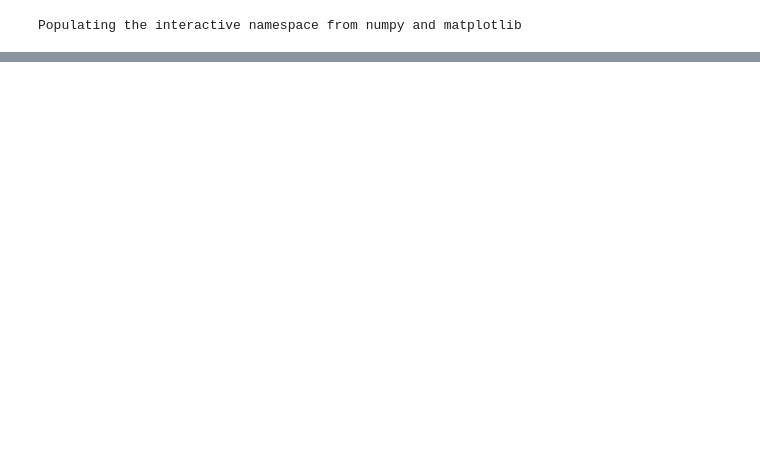
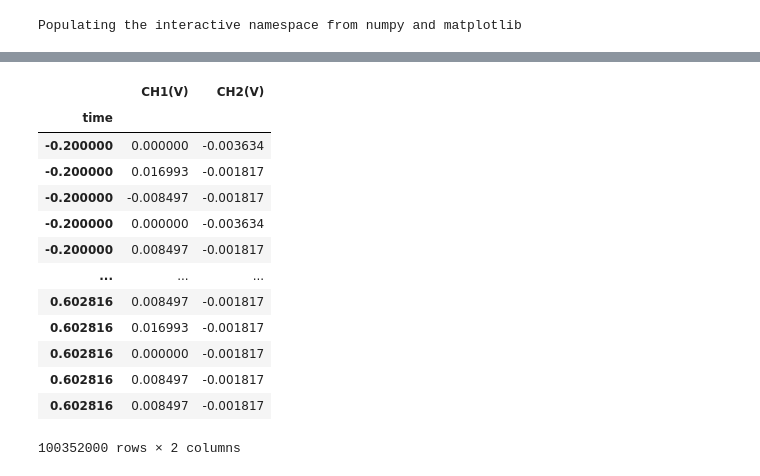
Before and after one commit to ODZ-UJF-AV-CR/auto1, a Jupyter notebook: notebooks/oscilloscope.ipynb, the cells around one changed output, grey strips where cells are left out. Saved outputs shown, nothing was run; the diff lists cells and outputs as text; code cells hidden in the pictures; blank space fills up the shorter version.

```diff
--- a/notebooks/oscilloscope.ipynb
+++ b/notebooks/oscilloscope.ipynb
@@ -33,0 +50,17 @@ df.loc[:, cols_to_keep].to_hdf(file+'.hdf','df', mode='w')
+# %%
+df
+# %% [output]
+|  | CH1(V) | CH2(V) |
+| time |  |  |
+| -0.200000 | 0.000000 | -0.003634 |
+| -0.200000 | 0.016993 | -0.001817 |
+| -0.200000 | -0.008497 | -0.001817 |
+| -0.200000 | 0.000000 | -0.003634 |
+| -0.200000 | 0.008497 | -0.001817 |
+| ... | ... | ... |
+| 0.602816 | 0.008497 | -0.001817 |
+| 0.602816 | 0.016993 | -0.001817 |
+| 0.602816 | 0.000000 | -0.001817 |
+| 0.602816 | 0.008497 | -0.001817 |
+| 0.602816 | 0.008497 | -0.001817 |
+100352000 rows × 2 columns
```
Also changed, not shown: parts of 7 cells of this notebook, 1 other file.
